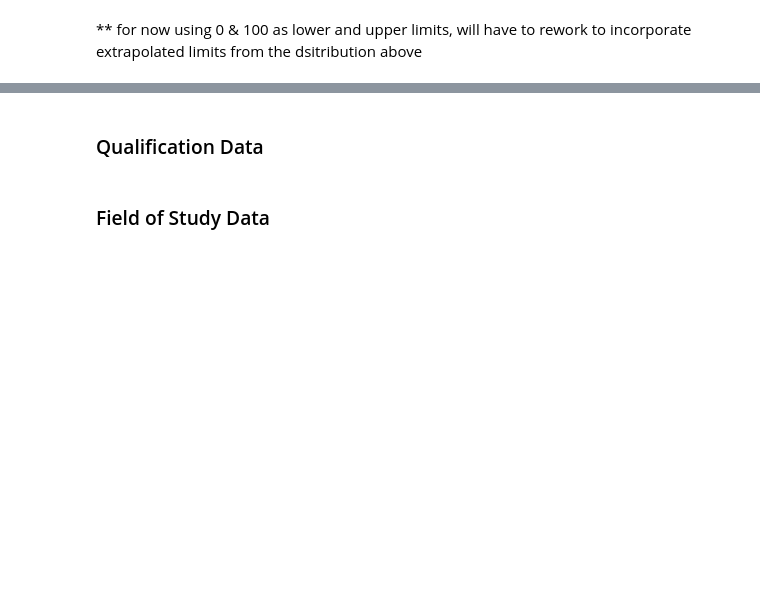
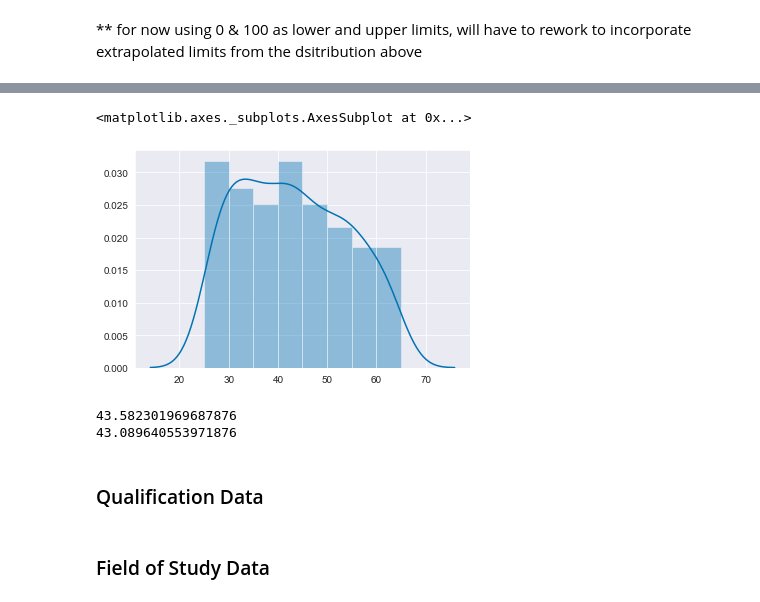
Before and after one commit to Pmcg1/ProgDA-Project-2019, a Jupyter notebook: ProgDA_Project_2019.ipynb, the cells around one changed output, grey strips where cells are left out. Saved outputs shown, nothing was run; the diff lists cells and outputs as text; code cells hidden in the pictures; blank space fills up the shorter version.

```diff
--- a/ProgDA_Project_2019.ipynb
+++ b/ProgDA_Project_2019.ipynb
@@ -237,3 +245,16 @@ sns.distplot(ageTri)
+# %%
+ageTriSkip = ageTri[::skipint]
+# %%
+sns.distplot(ageTriSkip)
+# %% [output]
+<matplotlib.axes._subplots.AxesSubplot at 0x...>
+[figure, added]
+# %%
+print(ageTri.mean())
+print(ageTriSkip.mean())
+# %% [output]
+43.582301969687876
+43.089640553971876
 # %% [markdown]
 ### Qualification Data
 # %% [markdown]
```
Also changed, not shown: parts of 8 cells of this notebook.
